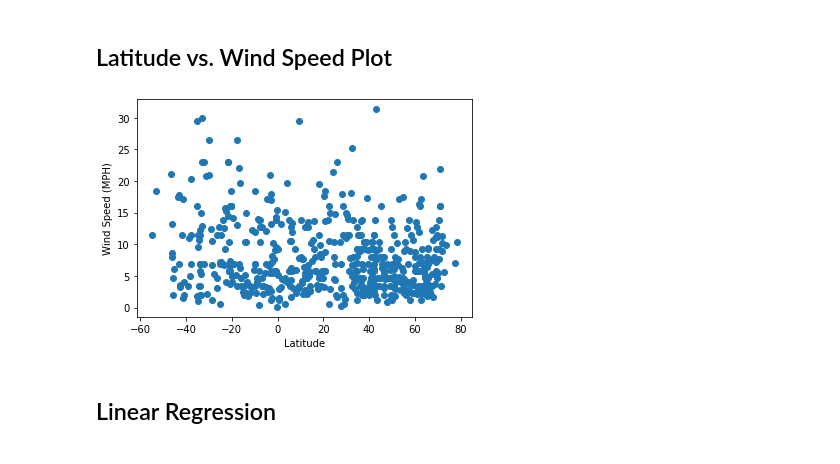
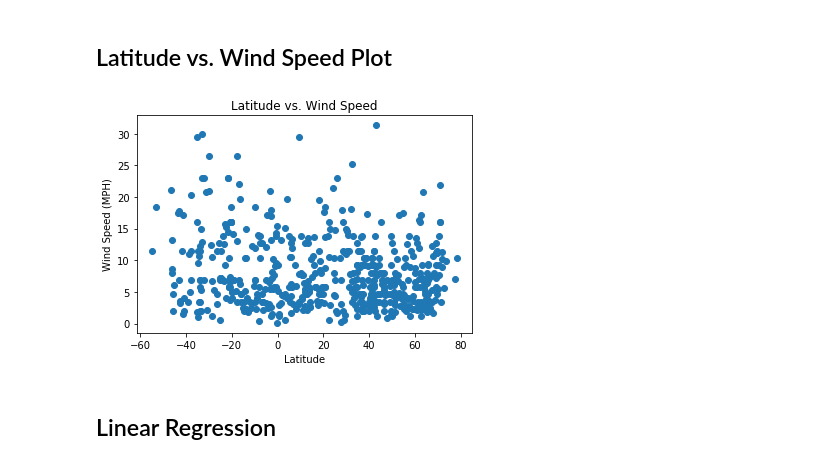
Before and after one commit to jamisonunruh24/python-api-challenge, a Jupyter notebook: WeatherPy.ipynb, the cells around one changed output. Cells and saved outputs as stored; diff of their text form; code cells hidden in the pictures.

```diff
--- a/WeatherPy.ipynb
+++ b/WeatherPy.ipynb
@@ -218,9 +223,10 @@ plt.show()
 # %%
 x_values = weather_df['Lat']
 y_values = weather_df['Wind Speed']
 plt.scatter(x_values,y_values)
 plt.xlabel('Latitude')
 plt.ylabel('Wind Speed (MPH)')
+plt.title("Latitude vs. Wind Speed")
 plt.show()
 # %% [output]
-[figure, old version]
+[figure, new version]
```
Also changed, not shown: parts of 27 cells of this notebook, 14 other files.
